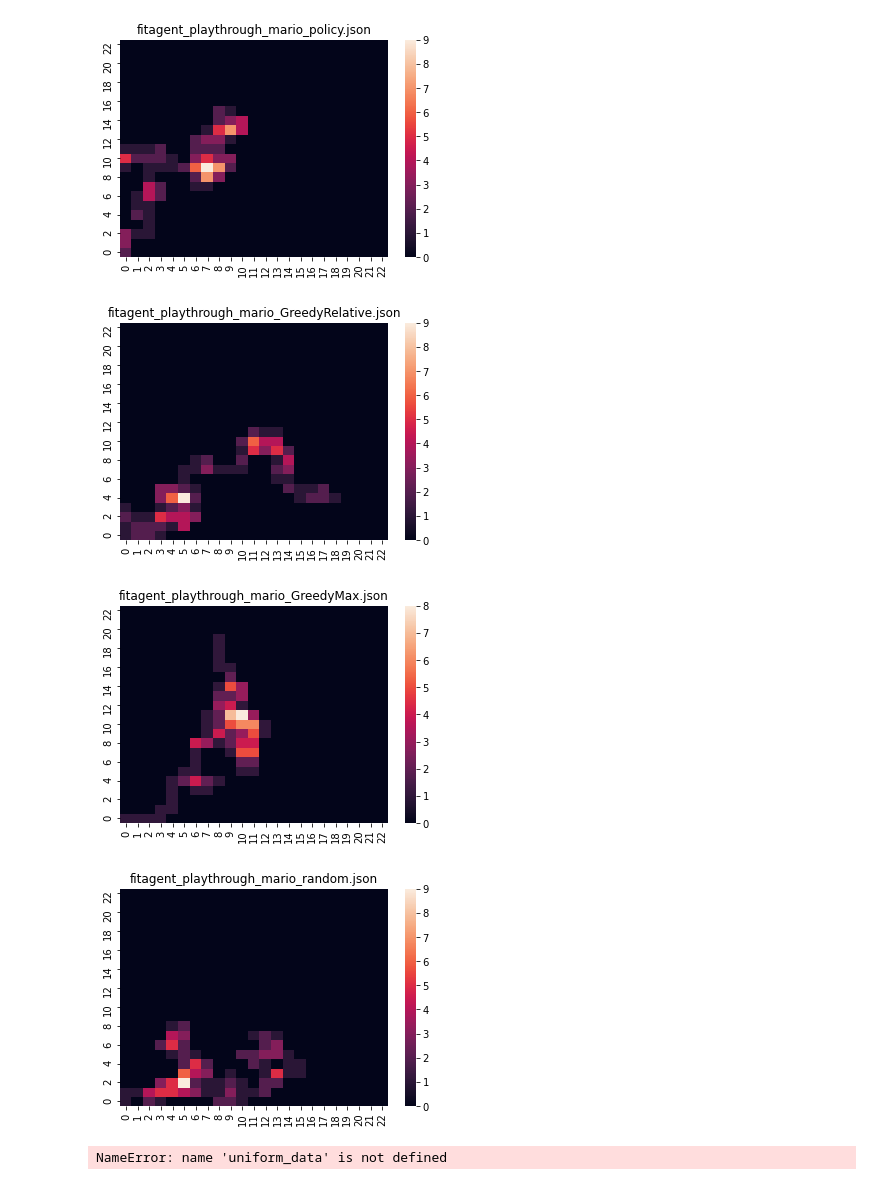
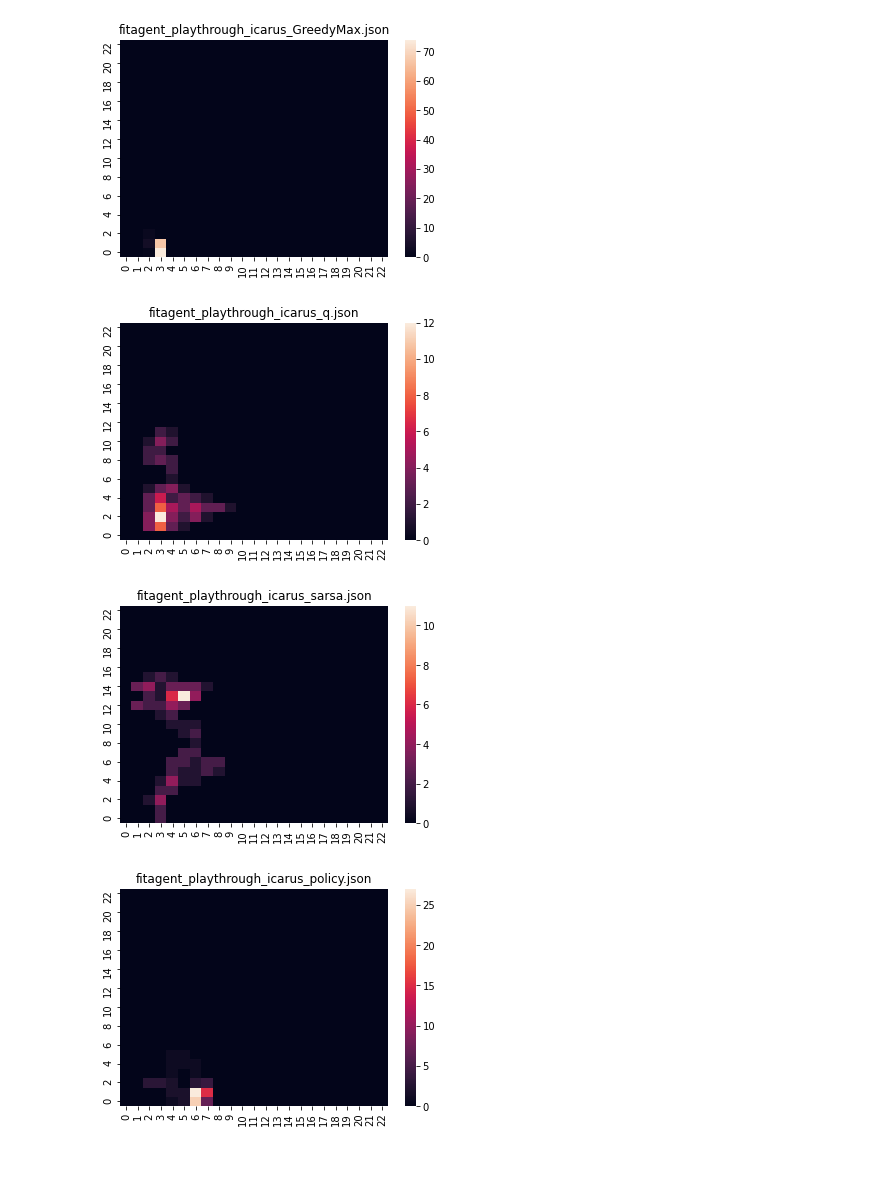
Before and after one commit to crowdgames/mdp-level-assembly, a Jupyter notebook: Analysis.ipynb, the cells around one changed output. Saved outputs shown, nothing was run; the diff lists cells and outputs as text; code cells hidden in the pictures.

```diff
--- a/Analysis.ipynb
+++ b/Analysis.ipynb
@@ -26,12 +26,14 @@ def plot(playthrough_data, filename):
     ax.invert_yaxis()
     ax.set_title(filename)
     plt.show()
+# %%
+config = Icarus
 # %%
-for filename in listdir(Mario.BASE_DIR):
+for filename in listdir(config.BASE_DIR):
     if 'fitagent_playthrough_' not in filename:
         continue
 
-    with open(join(Mario.BASE_DIR, filename), 'r') as f:
+    with open(join(config.BASE_DIR, filename), 'r') as f:
         data = load(f)
 
     plot(data, filename)
@@ -42,8 +44,4 @@ for filename in listdir(Mario.BASE_DIR):
-[figure, old version]
+[figure, new version]
-[figure, old version]
+[figure, new version]
-[figure, old version]
+[figure, new version]
-[figure, old version]
+[figure, new version]
-# %%
-ax = sns.heatmap(uniform_data)
-# %% [output]
-NameError: name 'uniform_data' is not defined
```
Also changed, not shown: parts of 1 cell of this notebook, 11 other files.
